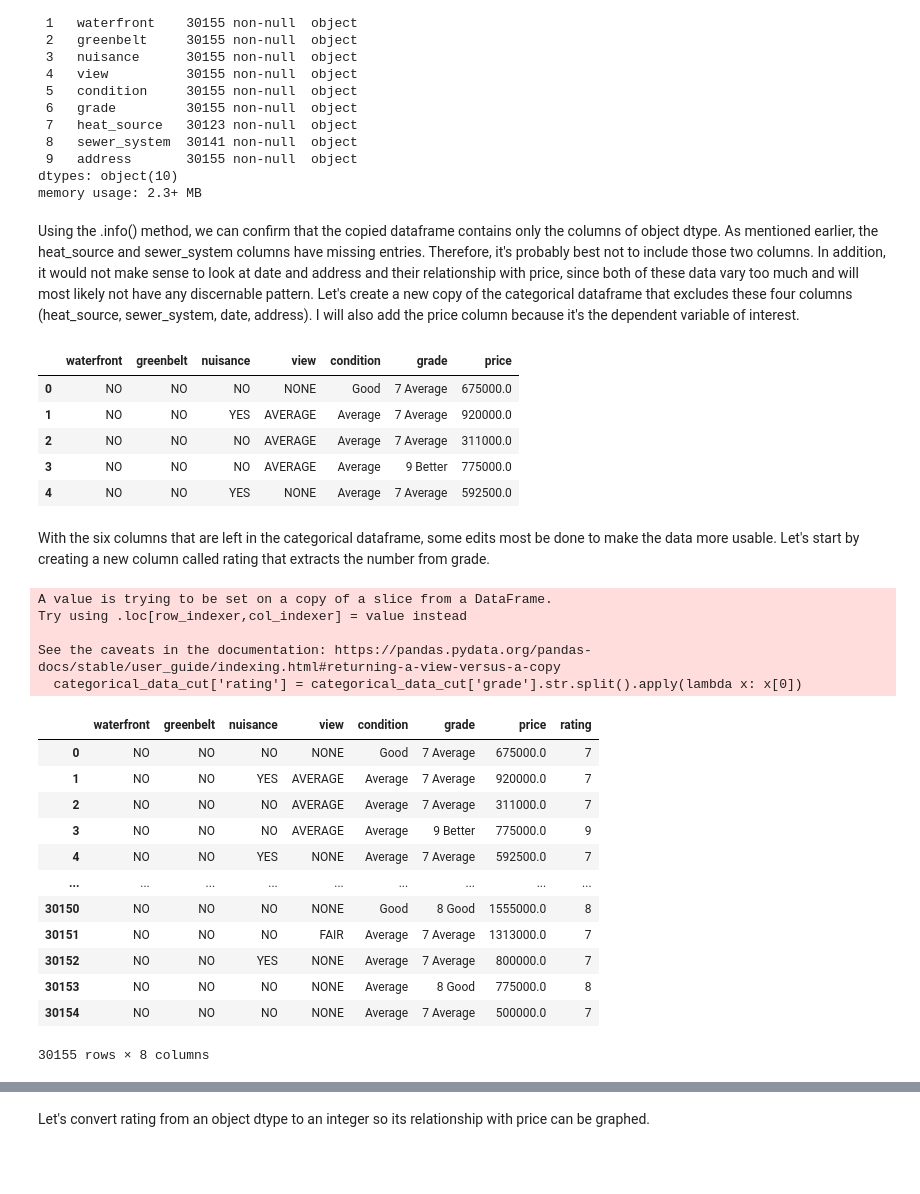
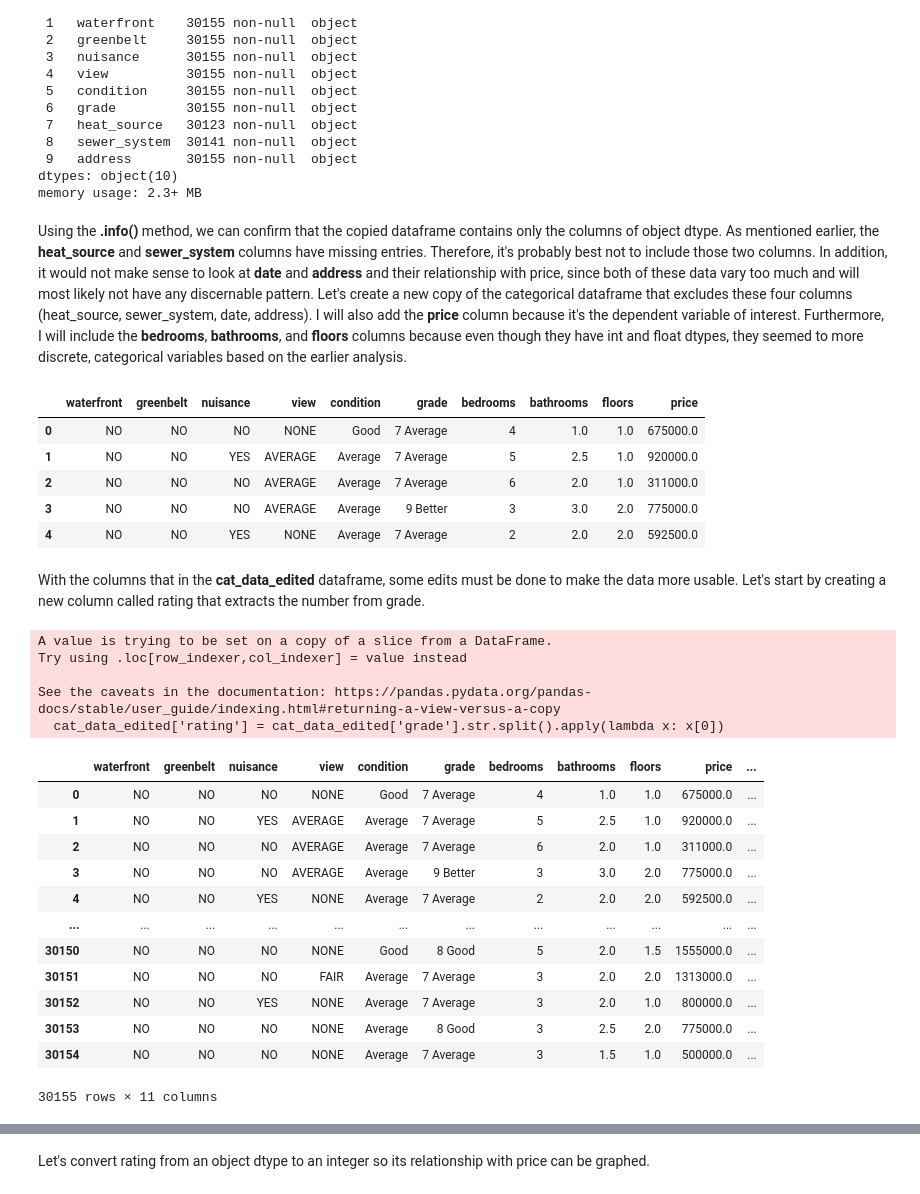
Before and after one commit to jbenedito99/dsc-phase-2-project-v2-5, a Jupyter notebook: student.ipynb, the cells around one changed output, grey strips where cells are left out. Saved outputs shown, nothing was run; the diff lists cells and outputs as text; code cells hidden in the pictures; blank space fills up the shorter version.

Commit message:
5/27 Edits

```diff
--- a/student.ipynb
+++ b/student.ipynb
@@ -179,42 +179,43 @@ Data columns (total 10 columns):
 dtypes: object(10)
 memory usage: 2.3+ MB
 # %% [markdown]
-Using the .info() method, we can confirm that the copied dataframe contains only the columns of object dtype. As mentioned earlier, the heat_source and sewer_system columns have missing entries. Therefore, it's probably best not to include those two columns. In addition, it would not make sense to look at date and address and their relationship with price, since both of these data vary too much and will most likely not have any discernable pattern. Let's create a new copy of the categorical dataframe that excludes these four columns (heat_source, sewer_system, date, address). I will also add the price column because it's the dependent variable of interest.
+Using the <b>.info()</b> method, we can confirm that the copied dataframe contains only the columns of object dtype. As mentioned earlier, the <b>heat_source</b> and <b>sewer_system</b> columns have missing entries. Therefore, it's probably best not to include those two columns. In addition, it would not make sense to look at <b>date</b> and <b>address</b> and their relationship with price, since both of these data vary too much and will most likely not have any discernable pattern. Let's create a new copy of the categorical dataframe that excludes these four columns (heat_source, sewer_system, date, address). I will also add the <b>price</b> column because it's the dependent variable of interest. Furthermore, I will include the <b>bedrooms</b>, <b>bathrooms</b>, and <b>floors</b> columns because even though they have int and float dtypes, they seemed to more discrete, categorical variables based on the earlier analysis.
 # %%
 # create another copy of categorical dataframe, excluding unnecessary columns
-categorical_data_cut = house_data[['waterfront', 'greenbelt', 'nuisance', 'view', 'condition', 'grade', 'price']]
+cat_data_edited = house_data[['waterfront', 'greenbelt', 'nuisance', 'view', 'condition', 'grade', 'bedrooms',
+                              'bathrooms', 'floors', 'price']]
 # use .head() to visualize first five rows
-categorical_data_cut.head()
+cat_data_edited.head()
 # %% [output]
-|  | waterfront | greenbelt | nuisance | view | condition | grade | price |
-| 0 | NO | NO | NO | NONE | Good | 7 Average | 675000.0 |
-| 1 | NO | NO | YES | AVERAGE | Average | 7 Average | 920000.0 |
-| 2 | NO | NO | NO | AVERAGE | Average | 7 Average | 311000.0 |
-| 3 | NO | NO | NO | AVERAGE | Average | 9 Better | 775000.0 |
-| 4 | NO | NO | YES | NONE | Average | 7 Average | 592500.0 |
+|  | waterfront | greenbelt | nuisance | view | condition | grade | bedrooms | bathrooms | floors | price |
+| 0 | NO | NO | NO | NONE | Good | 7 Average | 4 | 1.0 | 1.0 | 675000.0 |
+| 1 | NO | NO | YES | AVERAGE | Average | 7 Average | 5 | 2.5 | 1.0 | 920000.0 |
+| 2 | NO | NO | NO | AVERAGE | Average | 7 Average | 6 | 2.0 | 1.0 | 311000.0 |
+| 3 | NO | NO | NO | AVERAGE | Average | 9 Better | 3 | 3.0 | 2.0 | 775000.0 |
+| 4 | NO | NO | YES | NONE | Average | 7 Average | 2 | 2.0 | 2.0 | 592500.0 |
 # %% [markdown]
-With the six columns that are left in the categorical dataframe, some edits most be done to make the data more usable. Let's start by creating a new column called rating that extracts the number from grade.
+With the columns that in the <b>cat_data_edited</b> dataframe, some edits must be done to make the data more usable. Let's start by creating a new column called rating that extracts the number from grade.
 # %%
 # creating a new column with just the number from grade
-categorical_data_cut['rating'] = categorical_data_cut['grade'].str.split().apply(lambda x: x[0])
-categorical_data_cut
+cat_data_edited['rating'] = cat_data_edited['grade'].str.split().apply(lambda x: x[0])
+cat_data_edited
 # %% [output]
 A value is trying to be set on a copy of a slice from a DataFrame.
 Try using .loc[row_indexer,col_indexer] = value instead
 
 See the caveats in the documentation: https://pandas.pydata.org/pandas-docs/stable/user_guide/indexing.html#returning-a-view-versus-a-copy
-  categorical_data_cut['rating'] = categorical_data_cut['grade'].str.split().apply(lambda x: x[0])
+  cat_data_edited['rating'] = cat_data_edited['grade'].str.split().apply(lambda x: x[0])
-|  | waterfront | greenbelt | nuisance | view | condition | grade | price | rating |
-| 0 | NO | NO | NO | NONE | Good | 7 Average | 675000.0 | 7 |
-| 1 | NO | NO | YES | AVERAGE | Average | 7 Average | 920000.0 | 7 |
-| 2 | NO | NO | NO | AVERAGE | Average | 7 Average | 311000.0 | 7 |
-| 3 | NO | NO | NO | AVERAGE | Average | 9 Better | 775000.0 | 9 |
-| 4 | NO | NO | YES | NONE | Average | 7 Average | 592500.0 | 7 |
-| ... | ... | ... | ... | ... | ... | ... | ... | ... |
-| 30150 | NO | NO | NO | NONE | Good | 8 Good | 1555000.0 | 8 |
-| 30151 | NO | NO | NO | FAIR | Average | 7 Average | 1313000.0 | 7 |
-| 30152 | NO | NO | YES | NONE | Average | 7 Average | 800000.0 | 7 |
-| 30153 | NO | NO | NO | NONE | Average | 8 Good | 775000.0 | 8 |
-| 30154 | NO | NO | NO | NONE | Average | 7 Average | 500000.0 | 7 |
+|  | waterfront | greenbelt | nuisance | view | condition | grade | bedrooms | bathrooms | floors | price | ... |
+| 0 | NO | NO | NO | NONE | Good | 7 Average | 4 | 1.0 | 1.0 | 675000.0 | ... |
+| 1 | NO | NO | YES | AVERAGE | Average | 7 Average | 5 | 2.5 | 1.0 | 920000.0 | ... |
+| 2 | NO | NO | NO | AVERAGE | Average | 7 Average | 6 | 2.0 | 1.0 | 311000.0 | ... |
+| 3 | NO | NO | NO | AVERAGE | Average | 9 Better | 3 | 3.0 | 2.0 | 775000.0 | ... |
+| 4 | NO | NO | YES | NONE | Average | 7 Average | 2 | 2.0 | 2.0 | 592500.0 | ... |
+| ... | ... | ... | ... | ... | ... | ... | ... | ... | ... | ... | ... |
+| 30150 | NO | NO | NO | NONE | Good | 8 Good | 5 | 2.0 | 1.5 | 1555000.0 | ... |
+| 30151 | NO | NO | NO | FAIR | Average | 7 Average | 3 | 2.0 | 2.0 | 1313000.0 | ... |
+| 30152 | NO | NO | YES | NONE | Average | 7 Average | 3 | 2.0 | 1.0 | 800000.0 | ... |
+| 30153 | NO | NO | NO | NONE | Average | 8 Good | 3 | 2.5 | 2.0 | 775000.0 | ... |
+| 30154 | NO | NO | NO | NONE | Average | 7 Average | 3 | 1.5 | 1.0 | 500000.0 | ... |
-30155 rows × 8 columns
+30155 rows × 11 columns
 # %%
```
Also changed, not shown: parts of 55 cells of this notebook.
